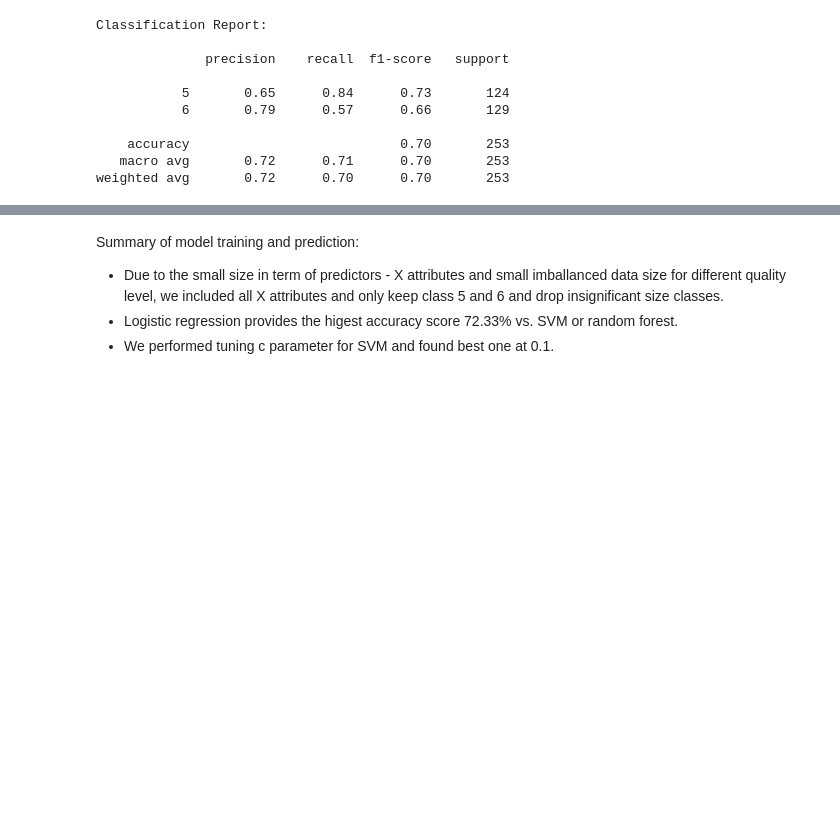
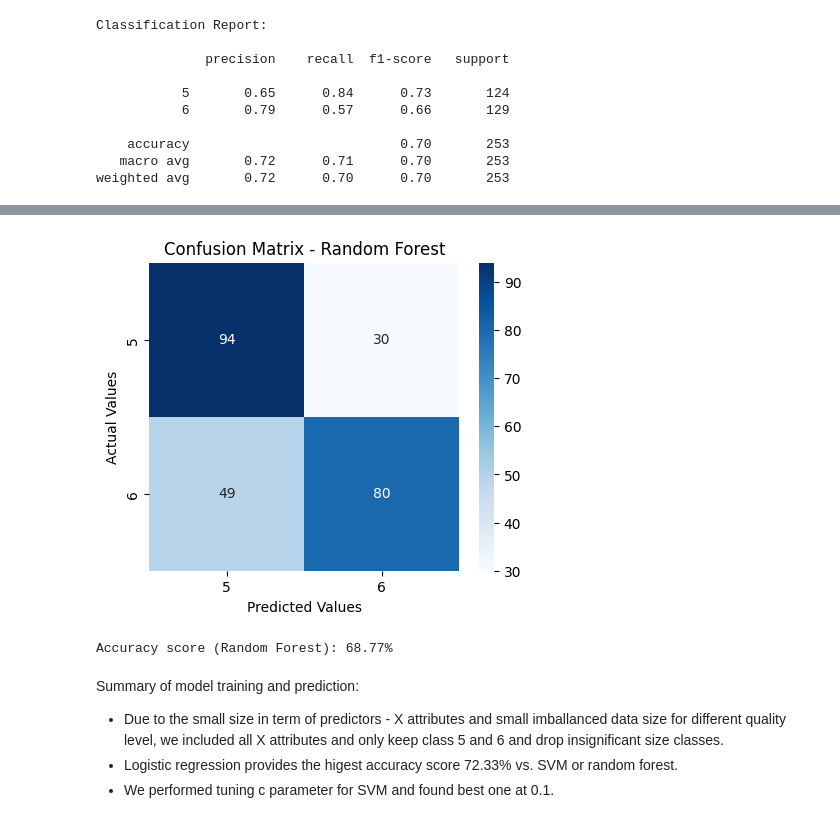
Before and after one commit to laura-136/Midterm-project, a Jupyter notebook: WineQT - JPYNB - Assignment.ipynb, the cells around one changed output, grey strips where cells are left out. Drawn from its saved outputs; the diff is of its cells as text; code cells hidden in the pictures; blank space fills up the shorter version.

```diff
--- a/WineQT - JPYNB - Assignment.ipynb
+++ b/WineQT - JPYNB - Assignment.ipynb
@@ -547,3 +581,31 @@ weighted avg       0.72      0.70      0.70       253
+# %%
+from sklearn.ensemble import RandomForestClassifier
+from sklearn.metrics import confusion_matrix, accuracy_score
+
+# Train the Random Forest model
+rf_model = RandomForestClassifier(n_estimators=100, random_state=42)
+rf_model.fit(X_train_scaled, y_train)
+
+# Make predictions
+y_pred_rf = rf_model.predict(X_test_scaled)
+
+# Evaluate using confusion matrix
+labels = [5, 6]
+cm_rf = confusion_matrix(y_test, y_pred_rf, labels=labels)
+cm_rf_df = pd.DataFrame(cm_rf, index=labels, columns=labels)
+plt.figure(figsize=(5, 4))
+sns.heatmap(cm_rf_df, annot=True, fmt='d', cmap='Blues')
+plt.title('Confusion Matrix - Random Forest')
+plt.ylabel('Actual Values')
+plt.xlabel('Predicted Values')
+plt.show()
+
+# Calculate accuracy
+accuracy_rf = accuracy_score(y_test, y_pred_rf)
+print(f'Accuracy score (Random Forest): {accuracy_rf * 100:.2f}%')
+# %% [output]
+[figure, added]
+Accuracy score (Random Forest): 68.77%
 # %% [markdown]
 Summary of model training and prediction:
 
```
Also changed, not shown: parts of 6 cells of this notebook.
